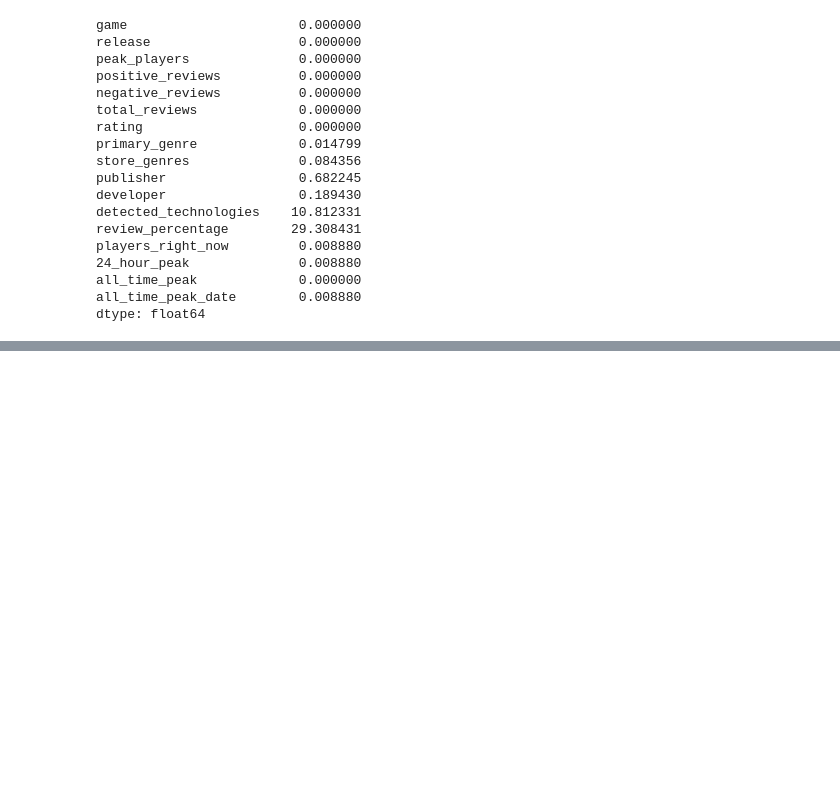
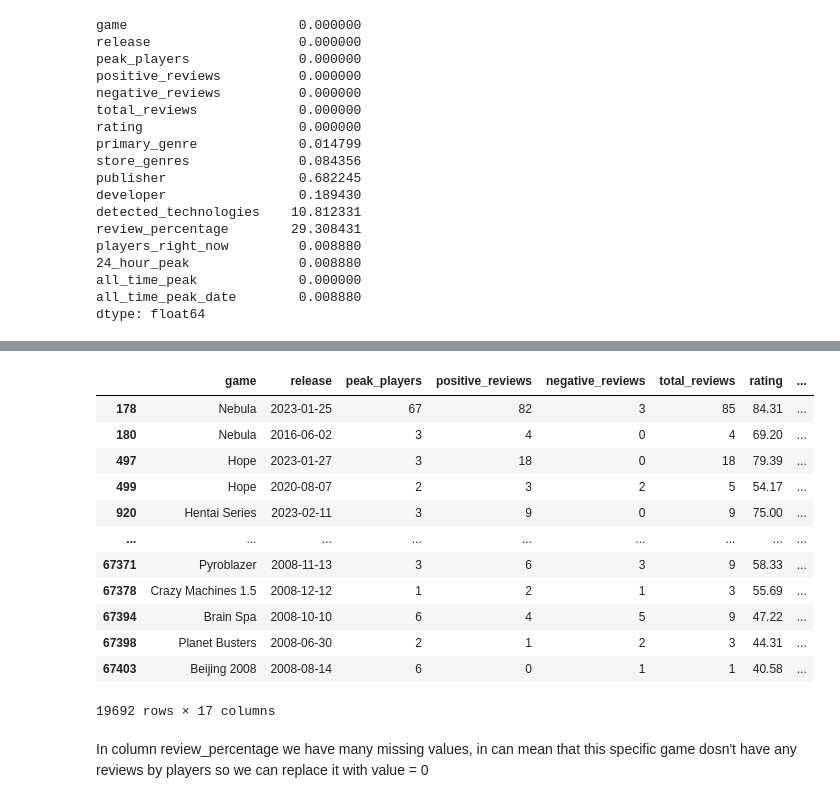
Before and after one commit to CrisMagdziak/Steam_DS, a Jupyter notebook: Steam.ipynb, the cells around one changed output, grey strips where cells are left out. Saved outputs shown, nothing was run; the diff lists cells and outputs as text; code cells hidden in the pictures; blank space fills up the shorter version.

```diff
--- a/Steam.ipynb
+++ b/Steam.ipynb
@@ -265,0 +286,19 @@ all_time_peak_date
+# %%
+# Check column review_percentage
+df[df['review_percentage'].isna()]
+# %% [output]
+|  | game | release | peak_players | positive_reviews | negative_reviews | total_reviews | rating | ... |
+| 178 | Nebula | 2023-01-25 | 67 | 82 | 3 | 85 | 84.31 | ... |
+| 180 | Nebula | 2016-06-02 | 3 | 4 | 0 | 4 | 69.20 | ... |
+| 497 | Hope | 2023-01-27 | 3 | 18 | 0 | 18 | 79.39 | ... |
+| 499 | Hope | 2020-08-07 | 2 | 3 | 2 | 5 | 54.17 | ... |
+| 920 | Hentai Series | 2023-02-11 | 3 | 9 | 0 | 9 | 75.00 | ... |
+| ... | ... | ... | ... | ... | ... | ... | ... | ... |
+| 67371 | Pyroblazer | 2008-11-13 | 3 | 6 | 3 | 9 | 58.33 | ... |
+| 67378 | Crazy Machines 1.5 | 2008-12-12 | 1 | 2 | 1 | 3 | 55.69 | ... |
+| 67394 | Brain Spa | 2008-10-10 | 6 | 4 | 5 | 9 | 47.22 | ... |
+| 67398 | Planet Busters | 2008-06-30 | 2 | 1 | 2 | 3 | 44.31 | ... |
+| 67403 | Beijing 2008 | 2008-08-14 | 6 | 0 | 1 | 1 | 40.58 | ... |
+19692 rows × 17 columns
+# %% [markdown]
+In column review_percentage we have many missing values, in can mean that this specific game dosn't have any reviews by players so we can replace it with value = 0
```
Also changed, not shown: parts of 3 cells of this notebook.
